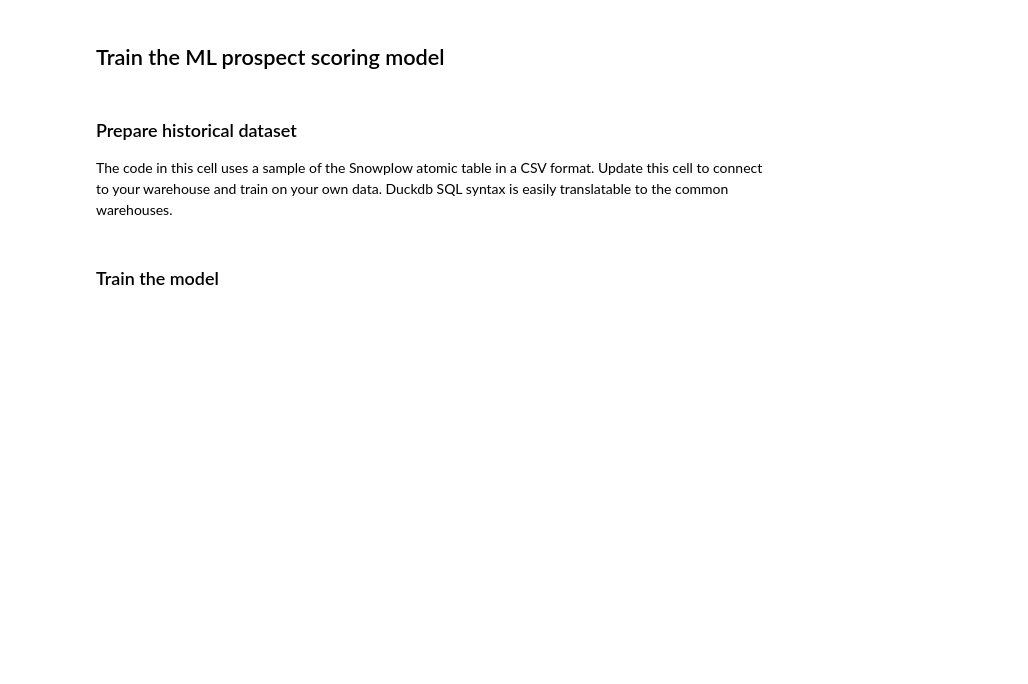
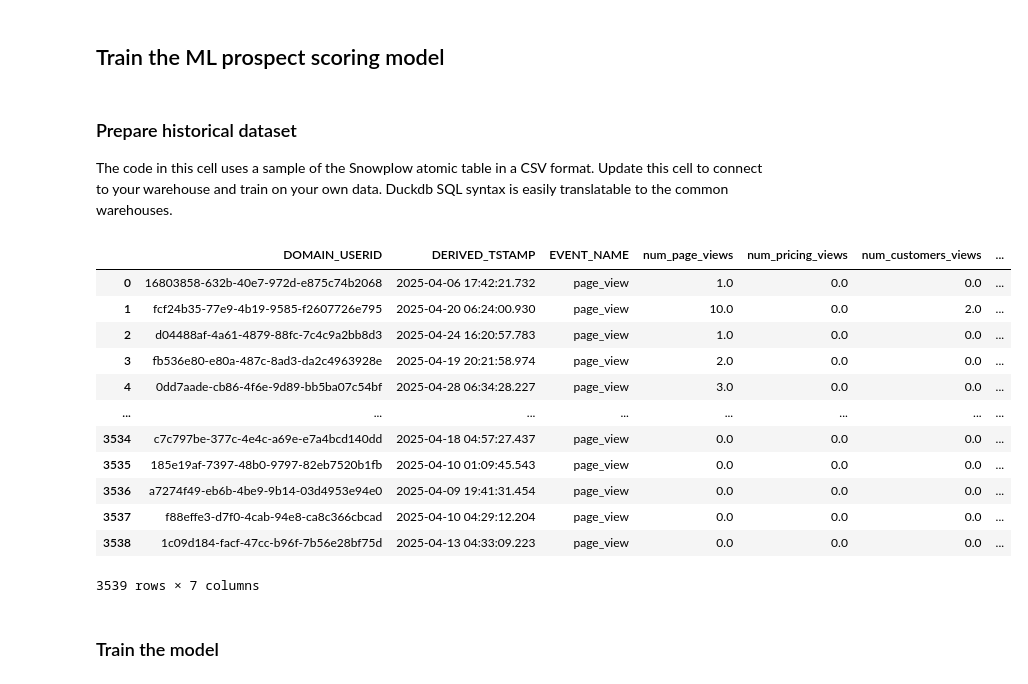
Before and after one commit to snowplow-incubator/signals-notebooks, a Jupyter notebook: web/web_prospect_scoring_end_to_end.ipynb, the cells around one changed output. Drawn from its saved outputs; the diff is of its cells as text; code cells hidden in the pictures; blank space fills up the shorter version.

```diff
--- a/web/web_prospect_scoring_end_to_end.ipynb
+++ b/web/web_prospect_scoring_end_to_end.ipynb
@@ -198,36 +223,48 @@ query = f"""
 	),
 	-- Prepare training features and dataset
 	final_training as (
 	    select
-			er.domain_userid,
-	        er.domain_sessionid,
+			    er.domain_userid,
 	        er.derived_tstamp,
 	        er.event_name,
 	        coalesce(count_if(eh.event_name = 'page_view'), 0) as num_page_views,
 	        coalesce(count_if(eh.event_name = 'page_view' and eh.page_url like '%pricing%'), 0) as num_pricing_views,
 	        coalesce(count_if(eh.event_name = 'page_view' and eh.page_url like '%customers%'), 0) as num_customers_views,
 	        coalesce(t.target_had_submit_form_next1h, false) as target_had_submit_form_next1h,
-	        p.domain_userid is not null as remove_as_post_conv,
 	    from events er
 	    left join events eh on er.domain_userid = eh.domain_userid
 	        and eh.derived_tstamp < er.derived_tstamp
 	    left join targets_as_of_event t on er.event_id = t.event_id
 	    left join post_conv p on er.domain_userid = p.domain_userid
 	    	and er.derived_tstamp >= p.first_conv
 	    group by all
       having not p.domain_userid is not null -- remove post-conversion events
 	)
 	select * from final_training
 """
 
 import duckdb
 import pandas as pd
 
 conn = duckdb.connect(database=':memory:')
 db_df = conn.sql(query).df()
 conn.close()
 
 db_df
+# %% [output]
+|  | DOMAIN_USERID | DERIVED_TSTAMP | EVENT_NAME | num_page_views | num_pricing_views | num_customers_views | ... |
+| 0 | 16803858-632b-40e7-972d-e875c74b2068 | 2025-04-06 17:42:21.732 | page_view | 1.0 | 0.0 | 0.0 | ... |
+| 1 | fcf24b35-77e9-4b19-9585-f2607726e795 | 2025-04-20 06:24:00.930 | page_view | 10.0 | 0.0 | 2.0 | ... |
+| 2 | d04488af-4a61-4879-88fc-7c4c9a2bb8d3 | 2025-04-24 16:20:57.783 | page_view | 1.0 | 0.0 | 0.0 | ... |
+| 3 | fb536e80-e80a-487c-8ad3-da2c4963928e | 2025-04-19 20:21:58.974 | page_view | 2.0 | 0.0 | 0.0 | ... |
+| 4 | 0dd7aade-cb86-4f6e-9d89-bb5ba07c54bf | 2025-04-28 06:34:28.227 | page_view | 3.0 | 0.0 | 0.0 | ... |
+| ... | ... | ... | ... | ... | ... | ... | ... |
+| 3534 | c7c797be-377c-4e4c-a69e-e7a4bcd140dd | 2025-04-18 04:57:27.437 | page_view | 0.0 | 0.0 | 0.0 | ... |
+| 3535 | 185e19af-7397-48b0-9797-82eb7520b1fb | 2025-04-10 01:09:45.543 | page_view | 0.0 | 0.0 | 0.0 | ... |
+| 3536 | a7274f49-eb6b-4be9-9b14-03d4953e94e0 | 2025-04-09 19:41:31.454 | page_view | 0.0 | 0.0 | 0.0 | ... |
+| 3537 | f88effe3-d7f0-4cab-94e8-ca8c366cbcad | 2025-04-10 04:29:12.204 | page_view | 0.0 | 0.0 | 0.0 | ... |
+| 3538 | 1c09d184-facf-47cc-b96f-7b56e28bf75d | 2025-04-13 04:33:09.223 | page_view | 0.0 | 0.0 | 0.0 | ... |
+3539 rows × 7 columns
 # %% [markdown]
 ### Train the model
 # %%
```
Also changed, not shown: parts of 7 cells of this notebook.
